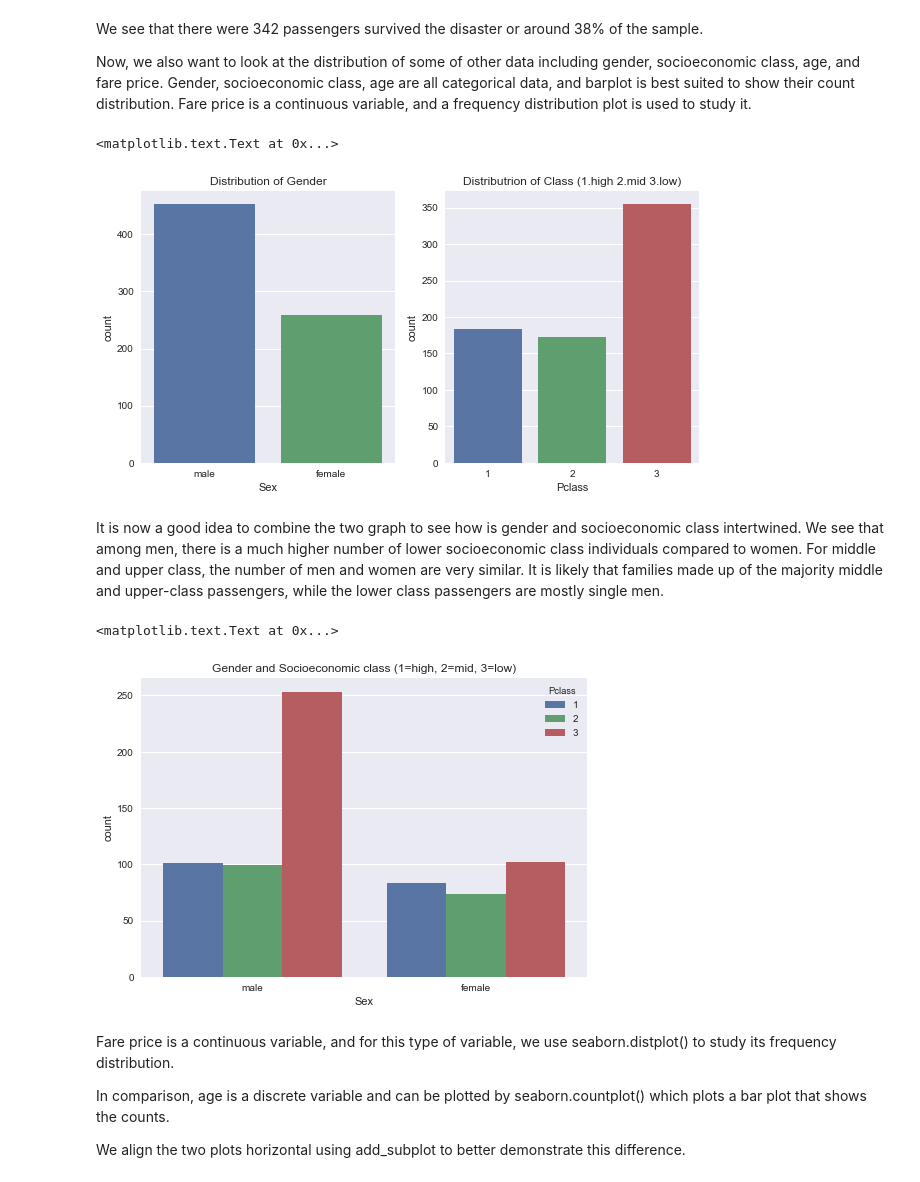
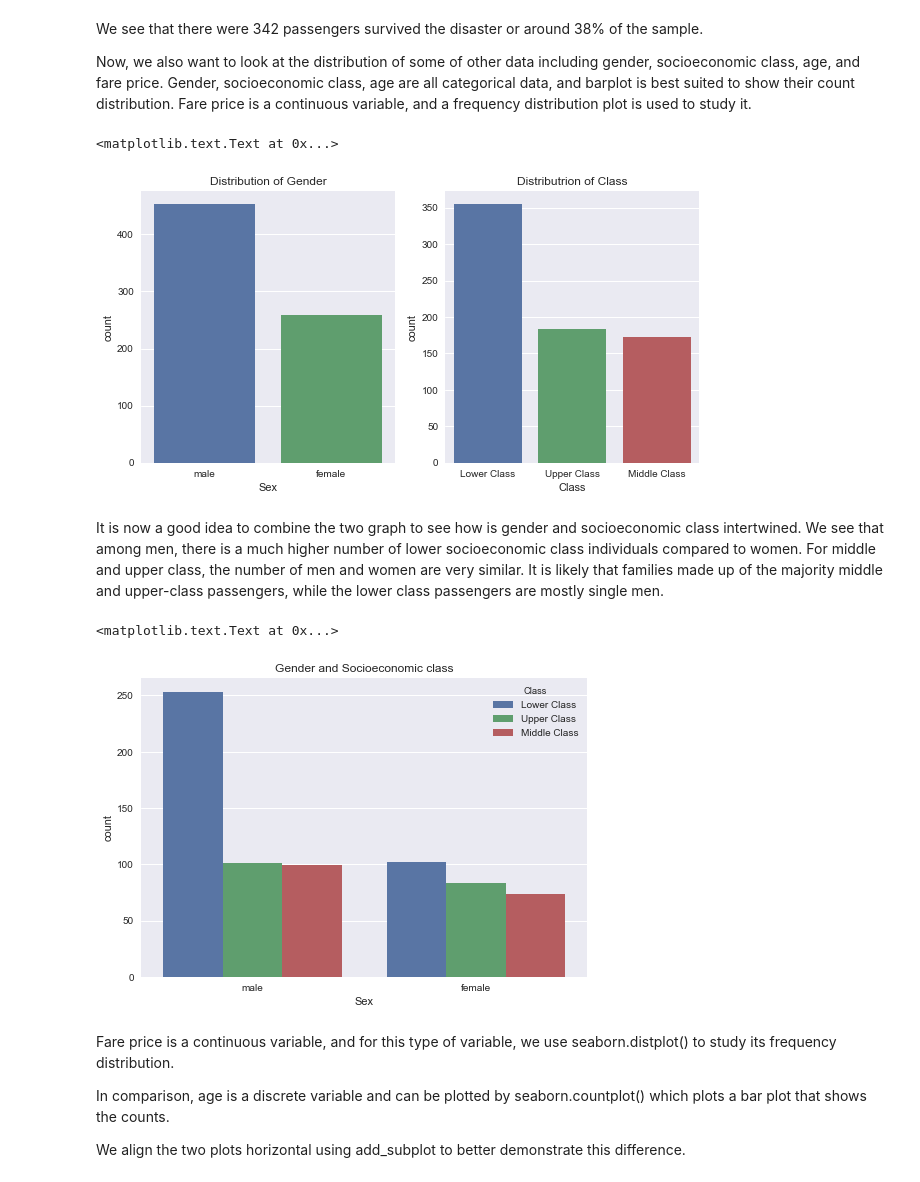
Before and after one commit to ziweiwu/ziweiwu.github.io, a Jupyter notebook: notebook/Titanic_Investigation.ipynb, the cells around one changed output. Cells and saved outputs as stored; diff of their text form; code cells hidden in the pictures.

```diff
--- a/notebook/Titanic_Investigation.ipynb
+++ b/notebook/Titanic_Investigation.ipynb
@@ -102,0 +105,4 @@ titanic_cleaned.head()
+# %%
+# Create Survival Label Column
+titanic_cleaned['Survival'] = titanic_cleaned.Survived.map({0 : 'Died', 1 : 'Survived'})
+titanic_cleaned.head()
@@ -102,0 +116,4 @@ titanic_cleaned.head()
+# %%
+# Create Class Label Column
+titanic_cleaned['Class'] = titanic_cleaned.Pclass.map({1 : 'Upper Class', 2 : 'Middle Class', 3 : 'Lower Class'})
+titanic_cleaned.head()
@@ -156,20 +180,20 @@ ax1=sns.countplot(x="Sex", data=titanic_cleaned)
 plt.title("Distribution of Gender")
 
 fig.add_subplot(122)
-ax2 = sns.countplot(x="Pclass", data=titanic_cleaned)
-plt.title('Distributrion of Class (1.high 2.mid 3.low)')
+ax2 = sns.countplot(x="Class", data=titanic_cleaned)
+plt.title('Distributrion of Class')
 # %% [output]
 <matplotlib.text.Text at 0x...>
-[figure, old version]
+[figure, new version]
 # %% [markdown]
 It is now a good idea to combine the two graph to see how is gender and socioeconomic class intertwined. We see that among men, there is a much higher number of lower socioeconomic class individuals compared to women. For middle and upper class, the number of men and women are very similar. It is likely that families made up of the majority middle and upper-class passengers, while the lower class passengers are mostly single men.
 # %%
 #By using hue argument, we can study the another variable, combine with our original variable
-sns.countplot(x='Sex', hue='Pclass', data=titanic_cleaned)
-plt.title('Gender and Socioeconomic class (1=high, 2=mid, 3=low)')
+sns.countplot(x='Sex', hue='Class', data=titanic_cleaned)
+plt.title('Gender and Socioeconomic class')
 # %% [output]
 <matplotlib.text.Text at 0x...>
-[figure, old version]
+[figure, new version]
 # %% [markdown]
 Fare price is a continuous variable, and for this type of variable, we use seaborn.distplot() to study its frequency distribution.
 
```
Also changed, not shown: parts of 31 cells of this notebook, 15 other files.
